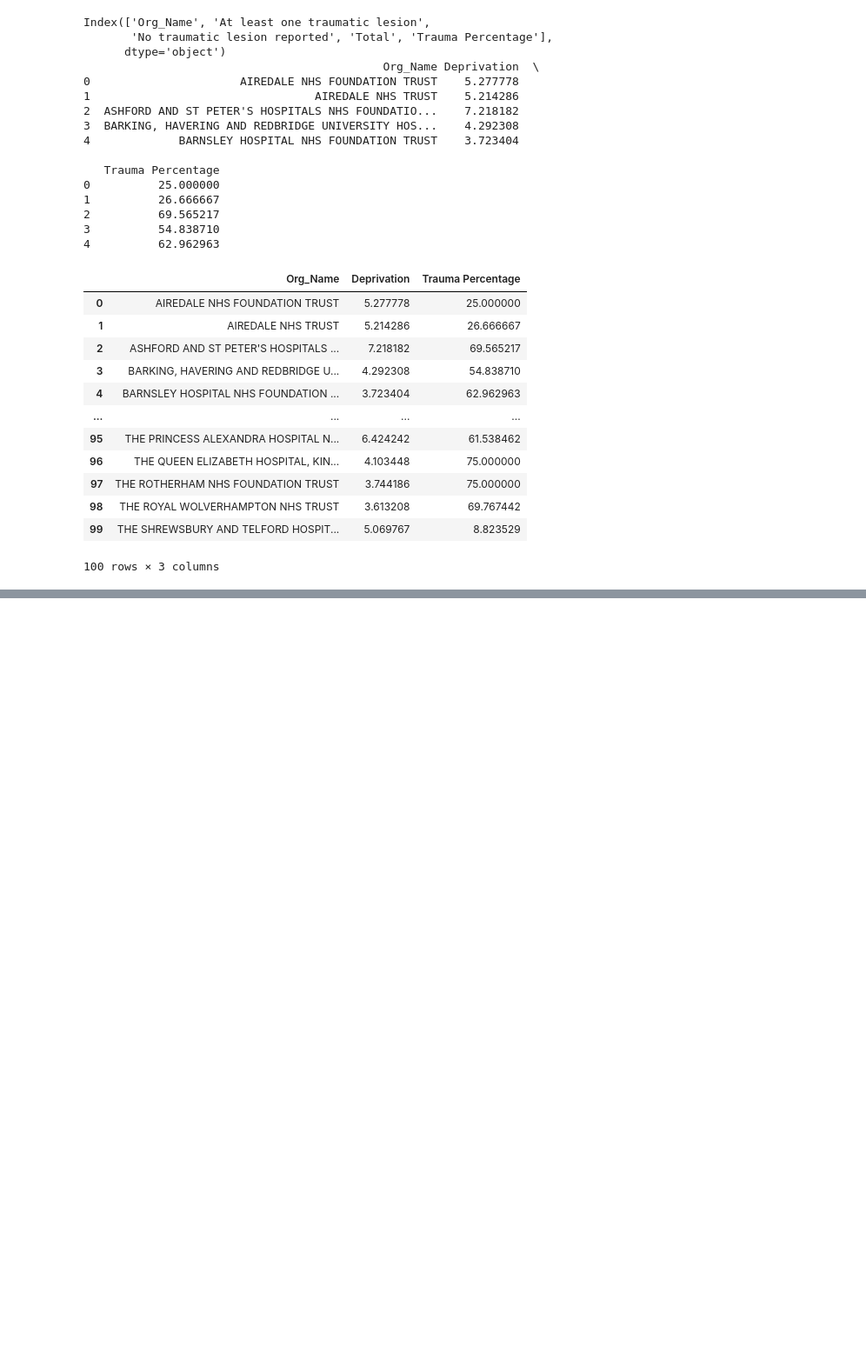
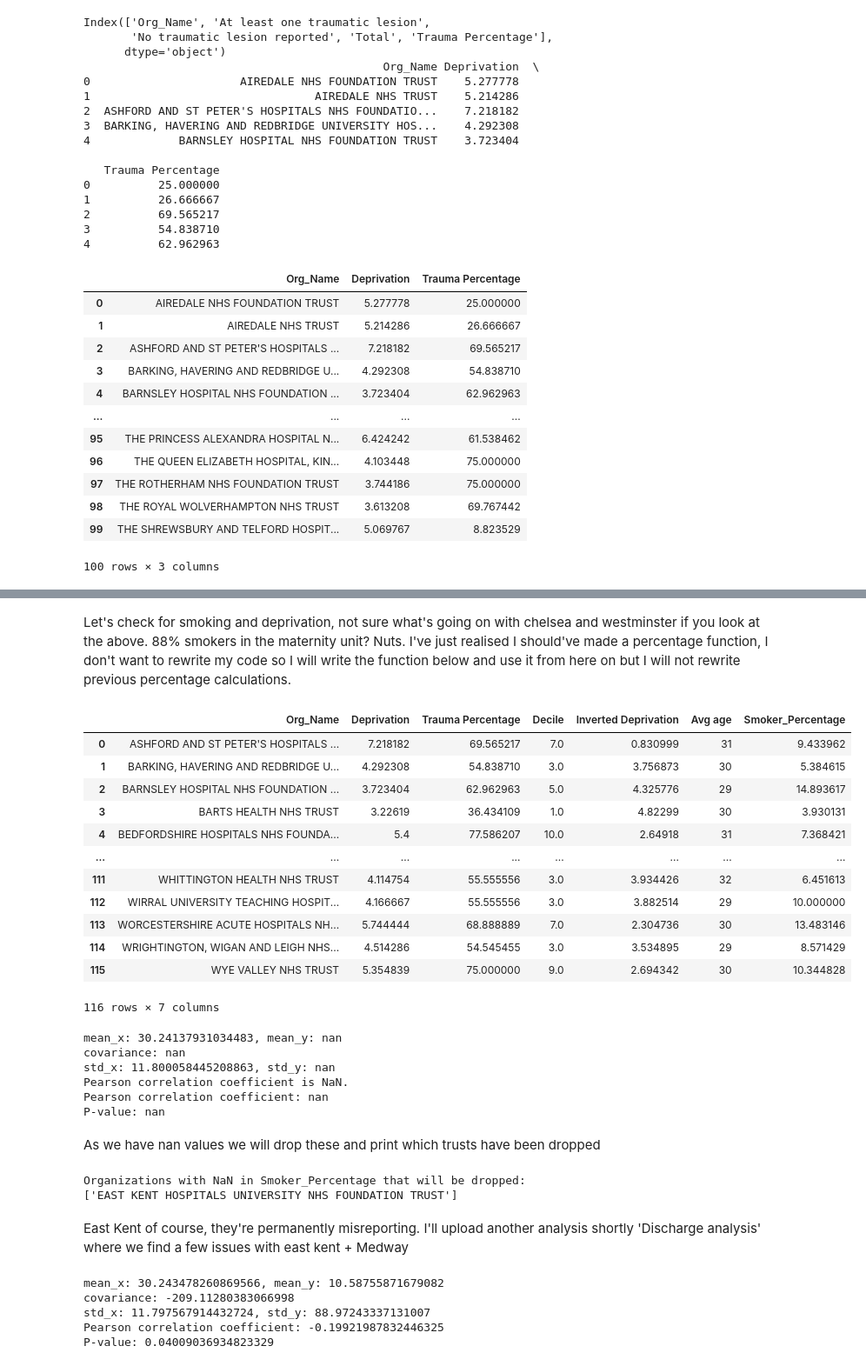
Before and after one commit to richardcornall/NHS-maternity-analysis, a Jupyter notebook: maternity analysis.ipynb, the cells around one changed output, grey strips where cells are left out. Shown at 87% size. Drawn from its saved outputs; the diff is of its cells as text; code cells hidden in the pictures; blank space fills up the shorter version.

```diff
--- a/maternity analysis.ipynb
+++ b/maternity analysis.ipynb
@@ -407,0 +449,4 @@ show(p)
+# %%
+df_age_at_booking = dftrusts[dftrusts['Dimension'] == 'AgeAtBookingMotherAvg']
+df_age_at_booking = df_age_at_booking[['Org_Name', 'Dimension', 'Final_value']]
+print(df_age_at_booking.head())
@@ -407,0 +467,8 @@ show(p)
+# %%
+final_df_with_age = final_df.merge(df_age_at_booking[['Org_Name', 'Final_value']], on='Org_Name', how='left')
+
+# Step 3: Rename the 'Final_value' column to 'Avg age'
+final_df_with_age.rename(columns={'Final_value': 'Avg age'}, inplace=True)
+
+# Display the updated DataFrame to verify
+final_df_with_age.head()
@@ -407,0 +510,4 @@ show(p)
+# %%
+df_smoking_status = dftrusts[dftrusts['Dimension'] == 'SmokingStatusGroupBooking']
+df_smoking_status = df_smoking_status[['Org_Name', 'Dimension', 'Measure', 'Final_value']]
+df_smoking_status.head()
@@ -407,0 +521,7 @@ show(p)
+# %%
+df_smokers = df_smoking_status[df_smoking_status['Measure'] == 'Smoker']
+total_final_values = df_smoking_status.groupby('Org_Name')['Final_value'].sum().reset_index()
+df_smokers = df_smokers.merge(total_final_values, on='Org_Name', suffixes=('', '_Total'))
+df_smokers['Smoker_Percentage'] = (df_smokers['Final_value'] / df_smokers['Final_value_Total']) * 100
+df_smokers = df_smokers[['Org_Name', 'Smoker_Percentage']]
+df_smokers.head(200)
@@ -407,0 +542,2 @@ show(p)
+# %% [markdown]
+Let's check for smoking and deprivation, not sure what's going on with chelsea and westminster if you look at the above. 88% smokers in the maternity unit? Nuts. I've just realised I should've made a percentage function, I don't want to rewrite my code so I will write the function below and use it from here on but I will not rewrite previous percentage calculations.
@@ -407,0 +550,54 @@ show(p)
+# %%
+final_df_with_smokers = final_df_with_age.merge(df_smokers, on='Org_Name', how='left')
+final_df_with_smokers.head(200)
+# %% [output]
+|  | Org_Name | Deprivation | Trauma Percentage | Decile | Inverted Deprivation | Avg age | Smoker_Percentage |
+| 0 | ASHFORD AND ST PETER'S HOSPITALS ... | 7.218182 | 69.565217 | 7.0 | 0.830999 | 31 | 9.433962 |
+| 1 | BARKING, HAVERING AND REDBRIDGE U... | 4.292308 | 54.838710 | 3.0 | 3.756873 | 30 | 5.384615 |
+| 2 | BARNSLEY HOSPITAL NHS FOUNDATION ... | 3.723404 | 62.962963 | 5.0 | 4.325776 | 29 | 14.893617 |
+| 3 | BARTS HEALTH NHS TRUST | 3.22619 | 36.434109 | 1.0 | 4.82299 | 30 | 3.930131 |
+| 4 | BEDFORDSHIRE HOSPITALS NHS FOUNDA... | 5.4 | 77.586207 | 10.0 | 2.64918 | 31 | 7.368421 |
+| ... | ... | ... | ... | ... | ... | ... | ... |
+| 111 | WHITTINGTON HEALTH NHS TRUST | 4.114754 | 55.555556 | 3.0 | 3.934426 | 32 | 6.451613 |
+| 112 | WIRRAL UNIVERSITY TEACHING HOSPIT... | 4.166667 | 55.555556 | 3.0 | 3.882514 | 29 | 10.000000 |
+| 113 | WORCESTERSHIRE ACUTE HOSPITALS NH... | 5.744444 | 68.888889 | 7.0 | 2.304736 | 30 | 13.483146 |
+| 114 | WRIGHTINGTON, WIGAN AND LEIGH NHS... | 4.514286 | 54.545455 | 3.0 | 3.534895 | 29 | 8.571429 |
+| 115 | WYE VALLEY NHS TRUST | 5.354839 | 75.000000 | 9.0 | 2.694342 | 30 | 10.344828 |
+116 rows × 7 columns
+# %%
+x = final_df_with_smokers['Avg age'].tolist()
+y = final_df_with_smokers['Smoker_Percentage'].tolist()
+r, p_value = pearson_correlation_with_pvalue_debug(x, y)
+print("Pearson correlation coefficient:", r)
+print("P-value:", p_value)
+# %% [output]
+mean_x: 30.24137931034483, mean_y: nan
+covariance: nan
+std_x: 11.800058445208863, std_y: nan
+Pearson correlation coefficient is NaN.
+Pearson correlation coefficient: nan
+P-value: nan
+# %% [markdown]
+As we have nan values we will drop these and print which trusts have been dropped
+# %%
+nan_orgs = final_df_with_smokers[final_df_with_smokers['Smoker_Percentage'].isna()]['Org_Name']
+print("Organizations with NaN in Smoker_Percentage that will be dropped:")
+print(nan_orgs.tolist())
+final_df_with_smokers= final_df_with_smokers.dropna(subset=['Smoker_Percentage'])
+# %% [output]
+Organizations with NaN in Smoker_Percentage that will be dropped:
+['EAST KENT HOSPITALS UNIVERSITY NHS FOUNDATION TRUST']
+# %% [markdown]
+East Kent of course, they're permanently misreporting. I'll upload another analysis shortly 'Discharge analysis' where we find a few issues with east kent + Medway
+# %%
+x = final_df_with_smokers['Avg age'].tolist()
+y = final_df_with_smokers['Smoker_Percentage'].tolist()
+r, p_value = pearson_correlation_with_pvalue_debug(x, y)
+print("Pearson correlation coefficient:", r)
+print("P-value:", p_value)
+# %% [output]
+mean_x: 30.243478260869566, mean_y: 10.58755871679082
+covariance: -209.11280383066998
+std_x: 11.797567914432724, std_y: 88.97243337131007
+Pearson correlation coefficient: -0.19921987832446325
+P-value: 0.04009036934823329
```
Also changed, not shown: parts of 36 cells of this notebook.
